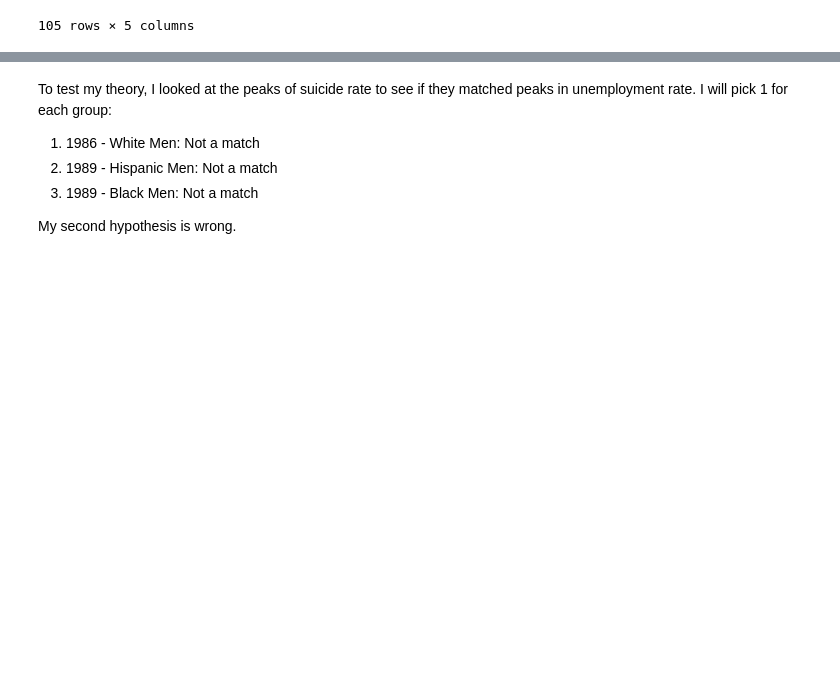
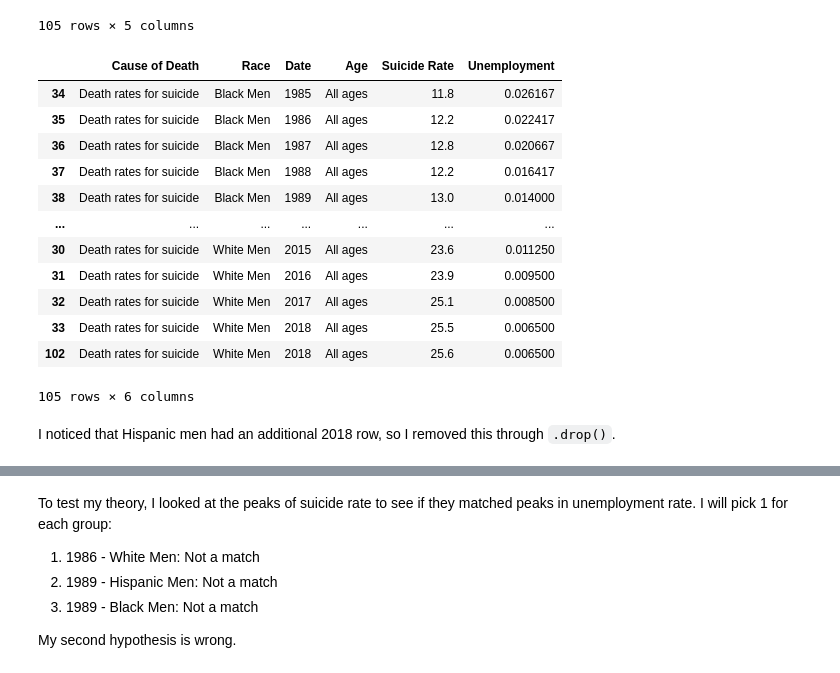
Before and after one commit to ricardolombera/Project-3, a Jupyter notebook: project_3.ipynb, the cells around one changed output, grey strips where cells are left out. Drawn from its saved outputs; the diff is of its cells as text; code cells hidden in the pictures; blank space fills up the shorter version.

```diff
--- a/project_3.ipynb
+++ b/project_3.ipynb
@@ -802,3 +817,21 @@ merged_df.drop(columns=['Cause of Death'])
 | 103 | Black Men | 2018 | All ages | 11.8 | 0.015750 |
 | 104 | Hispanic Men | 2018 | All ages | 12.1 | 0.006167 |
 105 rows × 5 columns
+# %%
+merged_df.sort_values(['Race','Date'])
+# %% [output]
+|  | Cause of Death | Race | Date | Age | Suicide Rate | Unemployment |
+| 34 | Death rates for suicide | Black Men | 1985 | All ages | 11.8 | 0.026167 |
+| 35 | Death rates for suicide | Black Men | 1986 | All ages | 12.2 | 0.022417 |
+| 36 | Death rates for suicide | Black Men | 1987 | All ages | 12.8 | 0.020667 |
+| 37 | Death rates for suicide | Black Men | 1988 | All ages | 12.2 | 0.016417 |
+| 38 | Death rates for suicide | Black Men | 1989 | All ages | 13.0 | 0.014000 |
+| ... | ... | ... | ... | ... | ... | ... |
+| 30 | Death rates for suicide | White Men | 2015 | All ages | 23.6 | 0.011250 |
+| 31 | Death rates for suicide | White Men | 2016 | All ages | 23.9 | 0.009500 |
+| 32 | Death rates for suicide | White Men | 2017 | All ages | 25.1 | 0.008500 |
+| 33 | Death rates for suicide | White Men | 2018 | All ages | 25.5 | 0.006500 |
+| 102 | Death rates for suicide | White Men | 2018 | All ages | 25.6 | 0.006500 |
+105 rows × 6 columns
+# %% [markdown]
+I noticed that Hispanic men had an additional 2018 row, so I removed this through `.drop()`.
```
Also changed, not shown: parts of 7 cells of this notebook.
